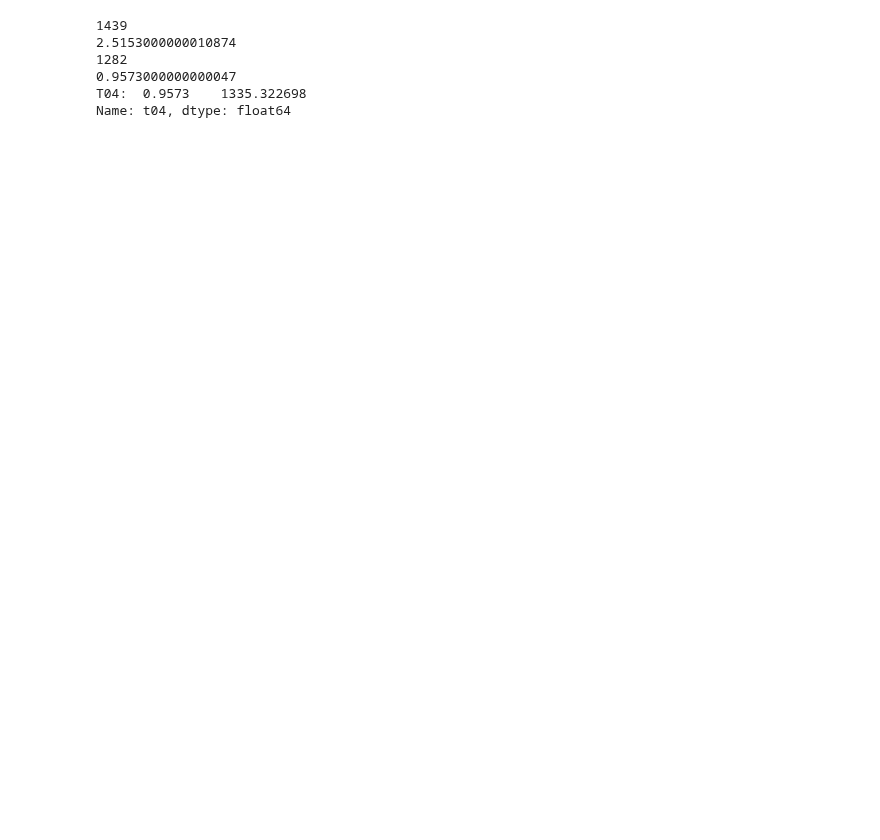
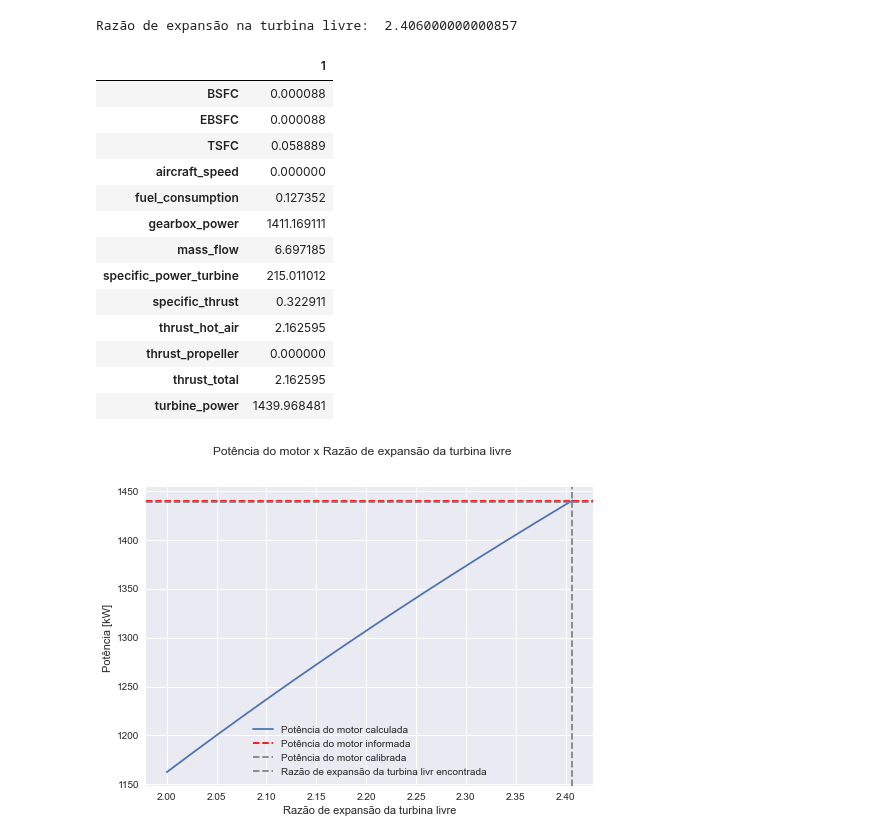
Before and after one commit to jonasdegrave/gas-turbine, a Jupyter notebook: questao4.ipynb, the cells around one changed output. Drawn from its saved outputs; the diff is of its cells as text; code cells hidden in the pictures; blank space fills up the shorter version.

```diff
--- a/questao4.ipynb
+++ b/questao4.ipynb
@@ -14,7 +41,11 @@ Cp turbina livre: 1.11 kJ/(kg.K)
 import model_reference as mf
 import numpy as np
 import pandas as pd
+import matplotlib.pyplot as plt
 import warnings
+
+plt.style.use('seaborn')
+warnings.filterwarnings('ignore')
 
 values = {
     'mass_flow': 6.7,  # Vazão mássica = vazão de ar no compressor [kg/s]
@@ -45,55 +76,76 @@ values = {
     'propeller_efficiency': 0.85, # Eficiência da hélice
     }
 
-# Como os valores não foram dados, considera-se que a razão de potência da gearbox
-# é 0.98 e a eficiência da hélice é 0.85. Também, como não foram informados alguns outros
-# valores foram utilizados: n_b = 1, gamma_b = 1.35, cp_fuel = 1.11, R = 288.3
-
 # Para calibrar o motor inicialmente para permitir que a potência do motor produzida seja 1440 kW
 turbine_power_target = 1440 #[kW]
 
 turbine_pressure_ratio = 2.0
 values["pr_tl"] = turbine_pressure_ratio
 turbine_pressure_ratio_delta = 0.0001
 
 turboprop = mf.TurboProp(values)
 turboprop.set_n2(1)
 
 performance_results = turboprop.sumarise_results()
 
 while(int(performance_results.loc['turbine_power']) < turbine_power_target):
     turbine_pressure_ratio = turbine_pressure_ratio + turbine_pressure_ratio_delta
     values["pr_tl"] = turbine_pressure_ratio
     turboprop = mf.TurboProp(values)
     performance_results = turboprop.sumarise_results()
 
 turbine_pressure_ratio = turbine_pressure_ratio - turbine_pressure_ratio_delta
 values["pr_tl"] = turbine_pressure_ratio
 turboprop = mf.TurboProp(values)
 performance_results = turboprop.sumarise_results()
-print(int(performance_results.loc['turbine_power']))
-print(turbine_pressure_ratio)
-performance_results
+resp_performance_results = performance_results
 
-# Calibrar o motor para potência 1282kW
-N2 = 1
-N2_delta = 0.0001
-turbine_power_target = 1282 #[kw]
+# Build Graph
+list_of_prtl = np.arange(2.0, turbine_pressure_ratio+10*turbine_pressure_ratio_delta, turbine_pressure_ratio_delta)
+turboprop = mf.TurboProp(values)
+performance_results = turboprop.sumarise_results()
+turbine_power = int(performance_results.loc['turbine_power'])
+performance_results = performance_results.drop(columns=[1])
 
-while(int(performance_results.loc['turbine_power']) > turbine_power_target):
-    N2 = N2 - N2_delta
+for prtl in list_of_prtl:
+    values["pr_tl"] = prtl
     turboprop = mf.TurboProp(values)
-    turboprop.set_n2(N2)
-    performance_results = turboprop.sumarise_results()
+    performance_result = turboprop.sumarise_results()
+    performance_results[prtl] = performance_result
 
-print(int(performance_results.loc['turbine_power']))
-print(N2)
-performance_results
-print("T04: ",turboprop.sumarise().loc['t04'])
+fig4a1 = plt.figure()
+fig4a1.suptitle("Potência do motor x Razão de expansão da turbina livre")
+axis1 = fig4a1.add_subplot(111)
+axis1.plot(performance_results.keys(), performance_results.loc['turbine_power'], label = 'Potência do motor calculada')
+axis1.set_ylabel("Potência [kW] ")
+axis1.set_xlabel("Razão de expansão da turbina livre")
+axis1.axhline(turbine_power_target, linestyle='--', color='red', label='Potência do motor informada')
+axis1.axhline(turbine_power, linestyle='--', color='gray', label='Potência do motor calibrada')
+axis1.axvline(turbine_pressure_ratio, linestyle='--', color='gray', label='Razão de expansão da turbina livr encontrada')
+axis1.legend()
+
+# save the plot as a file
+fig4a1.savefig('images/questao4/calib_pt_tl.jpg',
+            format='jpeg',
+            dpi=100,
+            bbox_inches='tight')
+
+print("Razão de expansão na turbina livre: ", turbine_pressure_ratio)
+resp_performance_results
 # %% [output]
-1439
-2.5153000000010874
-1282
-0.9573000000000047
-T04:  0.9573    1335.322698
-Name: t04, dtype: float64
+Razão de expansão na turbina livre:  2.406000000000857
+|  | 1 |
+| BSFC | 0.000088 |
+| EBSFC | 0.000088 |
+| TSFC | 0.058889 |
+| aircraft_speed | 0.000000 |
+| fuel_consumption | 0.127352 |
+| gearbox_power | 1411.169111 |
+| mass_flow | 6.697185 |
+| specific_power_turbine | 215.011012 |
+| specific_thrust | 0.322911 |
+| thrust_hot_air | 2.162595 |
+| thrust_propeller | 0.000000 |
+| thrust_total | 2.162595 |
+| turbine_power | 1439.968481 |
+[figure, added]
```
Also changed, not shown: parts of 4 cells of this notebook, 9 other files.
